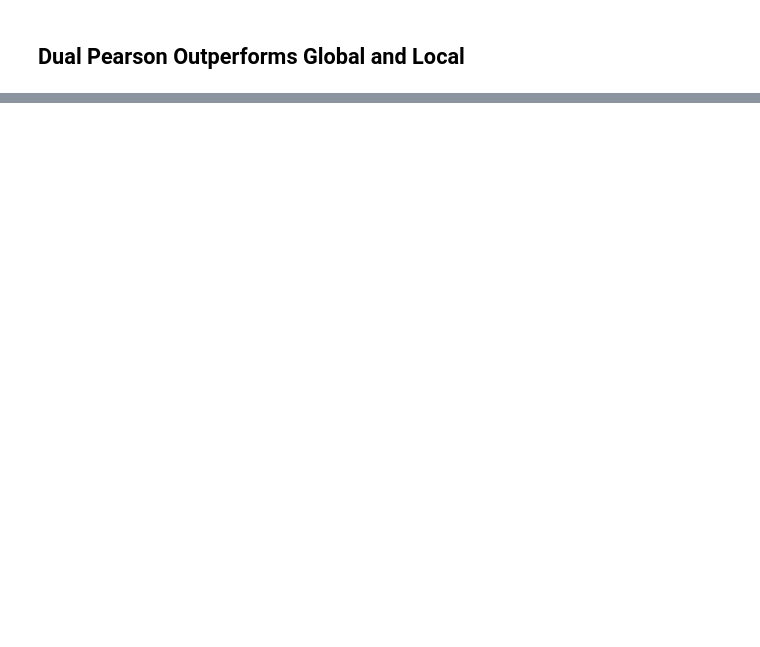
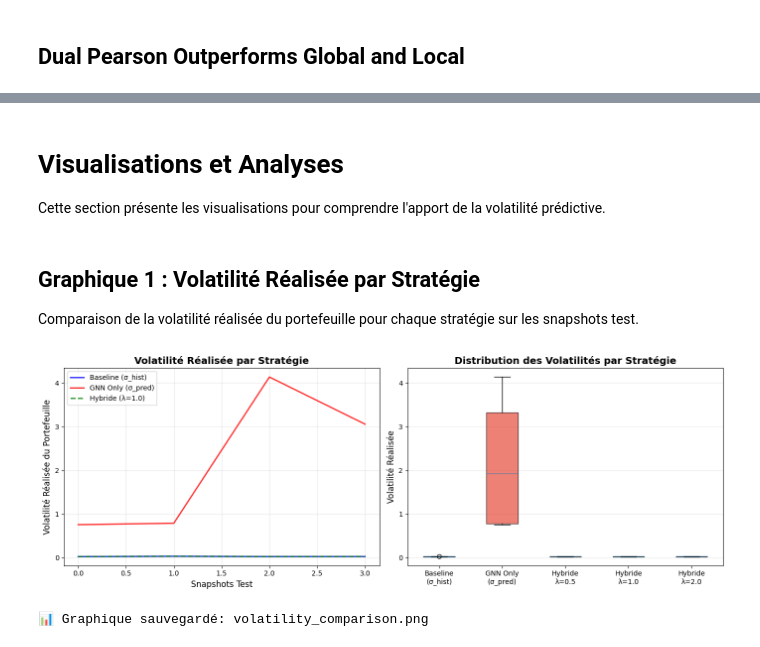
Before and after one commit to tanguydcq/Stock-DiffTransformer, a Jupyter notebook: Stock_Market_Forecasting_with_Differential_Graph_Transformer copy.ipynb, the cells around one changed output, grey strips where cells are left out. Saved outputs shown, nothing was run; the diff lists cells and outputs as text; code cells hidden in the pictures; blank space fills up the shorter version.

```diff
--- a/Stock_Market_Forecasting_with_Differential_Graph_Transformer copy.ipynb
+++ b/Stock_Market_Forecasting_with_Differential_Graph_Transformer copy.ipynb
@@ -3181,0 +1292,18 @@ En exploitant cette structure, le modèle fournit un signal de risque global coh
+# %%
+# Configuration : utiliser la meilleure configuration (Dual PCC)
+corr_name = 'pcc'
+corr_scope = 'dual'
+vol_horizon = 20
+
+# Charger le dataset multi-tâche
+mt_data = get_multitask_dataset(corr_name=corr_name, corr_scope=corr_scope, vol_horizon=vol_horizon)
+
+train_samples_mt = mt_data["train_samples"]
+val_samples_mt = mt_data["val_samples"]
+test_samples_mt = mt_data["test_samples"]
+
+print(f"Dataset multi-tâche chargé avec corrélation {corr_name} {corr_scope}")
+print(f"Nb train/val/test: {len(train_samples_mt)}, {len(val_samples_mt)}, {len(test_samples_mt)}")
+print(f"Shape y (train sample 0): {train_samples_mt[0].y.shape}")
+print(f"Shape y (val sample 0): {val_samples_mt[0].y.shape}")
+print(f"Shape y (test sample 0): {test_samples_mt[0].y.shape}")
@@ -3181,0 +1834,47 @@ En exploitant cette structure, le modèle fournit un signal de risque global coh
+# %% [markdown]
+# Visualisations et Analyses
+
+Cette section présente les visualisations pour comprendre l'apport de la volatilité prédictive.
+# %% [markdown]
+## Graphique 1 : Volatilité Réalisée par Stratégie
+
+Comparaison de la volatilité réalisée du portefeuille pour chaque stratégie sur les snapshots test.
+# %%
+fig, axes = plt.subplots(1, 2, figsize=(14, 5))
+
+# Plot 1: Volatilité réalisée par snapshot
+ax1 = axes[0]
+x = np.arange(len(test_samples_mt))
+ax1.plot(x, backtest_results["baseline_hist"], 'b-', label="Baseline (σ_hist)", linewidth=2, alpha=0.8)
+ax1.plot(x, backtest_results["gnn_only"], 'r-', label="GNN Only (σ_pred)", linewidth=2, alpha=0.8)
+ax1.plot(x, backtest_results["hybrid_lam_1.0"], 'g--', label="Hybride (λ=1.0)", linewidth=2, alpha=0.8)
+ax1.set_xlabel("Snapshots Test", fontsize=12)
+ax1.set_ylabel("Volatilité Réalisée du Portefeuille", fontsize=12)
+ax1.set_title("Volatilité Réalisée par Stratégie", fontsize=14, fontweight='bold')
+ax1.legend(fontsize=10)
+ax1.grid(True, alpha=0.3)
+
+# Plot 2: Boxplot de comparaison
+ax2 = axes[1]
+strategies = ["baseline_hist", "gnn_only", "hybrid_lam_0.5", "hybrid_lam_1.0", "hybrid_lam_2.0"]
+labels = ["Baseline\n(σ_hist)", "GNN Only\n(σ_pred)", "Hybride\nλ=0.5", "Hybride\nλ=1.0", "Hybride\nλ=2.0"]
+data = [backtest_results[s] for s in strategies]
+
+bp = ax2.boxplot(data, labels=labels, patch_artist=True)
+colors = ['#3498db', '#e74c3c', '#f39c12', '#2ecc71', '#9b59b6']
+for patch, color in zip(bp['boxes'], colors):
+    patch.set_facecolor(color)
+    patch.set_alpha(0.7)
+
+ax2.set_ylabel("Volatilité Réalisée", fontsize=12)
+ax2.set_title("Distribution des Volatilités par Stratégie", fontsize=14, fontweight='bold')
+ax2.grid(True, alpha=0.3, axis='y')
+
+plt.tight_layout()
+plt.savefig(f'{workdir}/volatility_comparison.png', dpi=150, bbox_inches='tight')
+plt.show()
+
+print("📊 Graphique sauvegardé: volatility_comparison.png")
+# %% [output]
+[figure, added]
+📊 Graphique sauvegardé: volatility_comparison.png
```
Also changed, not shown: parts of 116 cells of this notebook, 3 other files.
